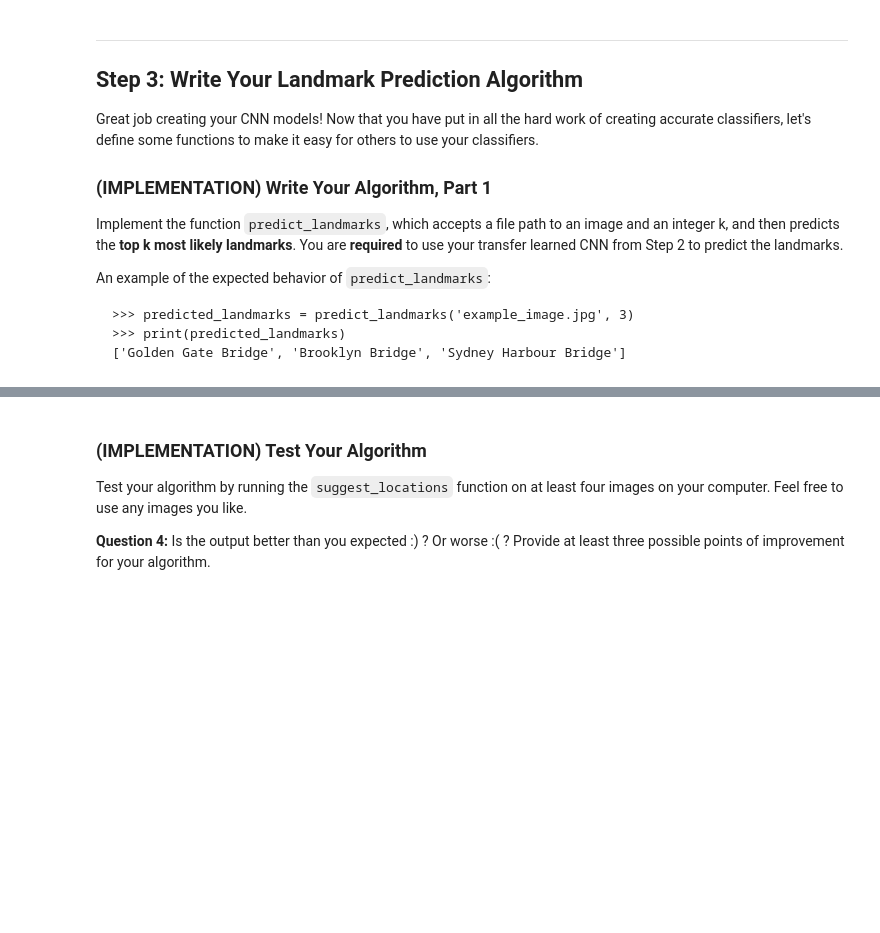
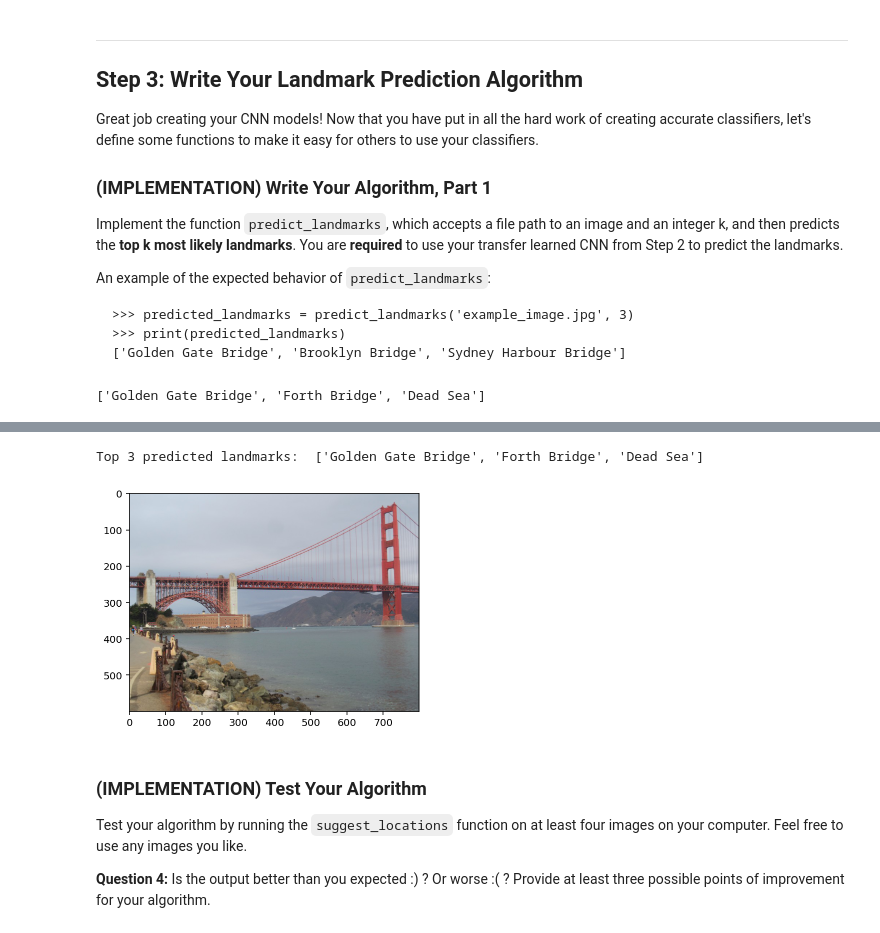
Before and after one commit to CR-AI-Repos/udacity_project_landmark, a Jupyter notebook: landmark.ipynb, the cells around one changed output, grey strips where cells are left out. Drawn from its saved outputs; the diff is of its cells as text; code cells hidden in the pictures; blank space fills up the shorter version.

Commit message:
Good Results

```diff
--- a/landmark.ipynb
+++ b/landmark.ipynb
@@ -564,6 +636,8 @@ Train and validate your model in the code cell below.  [Save the final model par
 # %%
 # TODO: train the model and save the best model parameters at filepath 'model_transfer.pt'
 
+model_transfer = train(20, loaders_transfer, model_transfer, get_optimizer_transfer(model_transfer),
+                      criterion_transfer, use_cuda, 'model_transfer.pt')
 
 
 #-#-# Do NOT modify the code below this line. #-#-#
@@ -596,17 +680,38 @@ An example of the expected behavior of `predict_landmarks`:
 # %%
 import cv2
 from PIL import Image
-
+transform = transforms.Compose([transforms.Resize(129),
+                                transforms.CenterCrop(128),
+                                transforms.ToTensor(),
+                                transforms.Normalize((0.5, 0.5, 0.5), (0.5, 0.5, 0.5))])
+m = nn.LogSoftmax(dim=1)
+training_classes = loaders_transfer['train'].dataset.classes
+#Example: '00.Haleakala_National_Park'
+classes = {item[:2] : item[3:].replace("_", " ") for item in training_classes }
+#print(classes)
 ## the class names can be accessed at the `classes` attribute
 ## of your dataset object (e.g., `train_dataset.classes`)
 
 def predict_landmarks(img_path, k):
     ## TODO: return the names of the top k landmarks predicted by the transfer learned CNN
-
-
+    image = Image.open(img_path)
+    image = transform(image).float()
+    image = image.unsqueeze(0).cuda()
+    model_transfer.eval()
+    score = model_transfer(image)
+    logps = m(score)
+    ps = torch.exp(logps)
+    top_p, top_class = ps.topk(3, dim=1)
+    result = []
+    for top in top_class[0]:
+        #print(top.item())
+        result.append(classes[str(top.item()).zfill(2)])
+    return result
 
 # test on a sample image
 predict_landmarks('images/test/09.Golden_Gate_Bridge/190f3bae17c32c37.jpg', 5)
+# %% [output]
+['Golden Gate Bridge', 'Forth Bridge', 'Dead Sea']
 # %% [markdown]
 ### (IMPLEMENTATION) Write Your Algorithm, Part 2
 
@@ -615,17 +720,24 @@ In the code cell below, implement the function `suggest_locations`, which accept
 Some sample output for `suggest_locations` is provided below, but feel free to design your own user experience!
 ![](images/sample_landmark_output.png)
 # %%
+%matplotlib inline
+%config InlineBackend.figure_format = 'retina'
+
+import matplotlib.pyplot as plt
+
 def suggest_locations(img_path):
     # get landmark predictions
     predicted_landmarks = predict_landmarks(img_path, 3)
-
     ## TODO: display image and display landmark predictions
-
-
-
+    image = Image.open(img_path)
+    plt.imshow(image)
+    print(f"Top 3 predicted landmarks: ",format(predicted_landmarks))
 
 # test on a sample image
 suggest_locations('images/test/09.Golden_Gate_Bridge/190f3bae17c32c37.jpg')
+# %% [output]
+Top 3 predicted landmarks:  ['Golden Gate Bridge', 'Forth Bridge', 'Dead Sea']
+[figure, added]
 # %% [markdown]
 ### (IMPLEMENTATION) Test Your Algorithm
 
```
Also changed, not shown: parts of 29 cells of this notebook.
